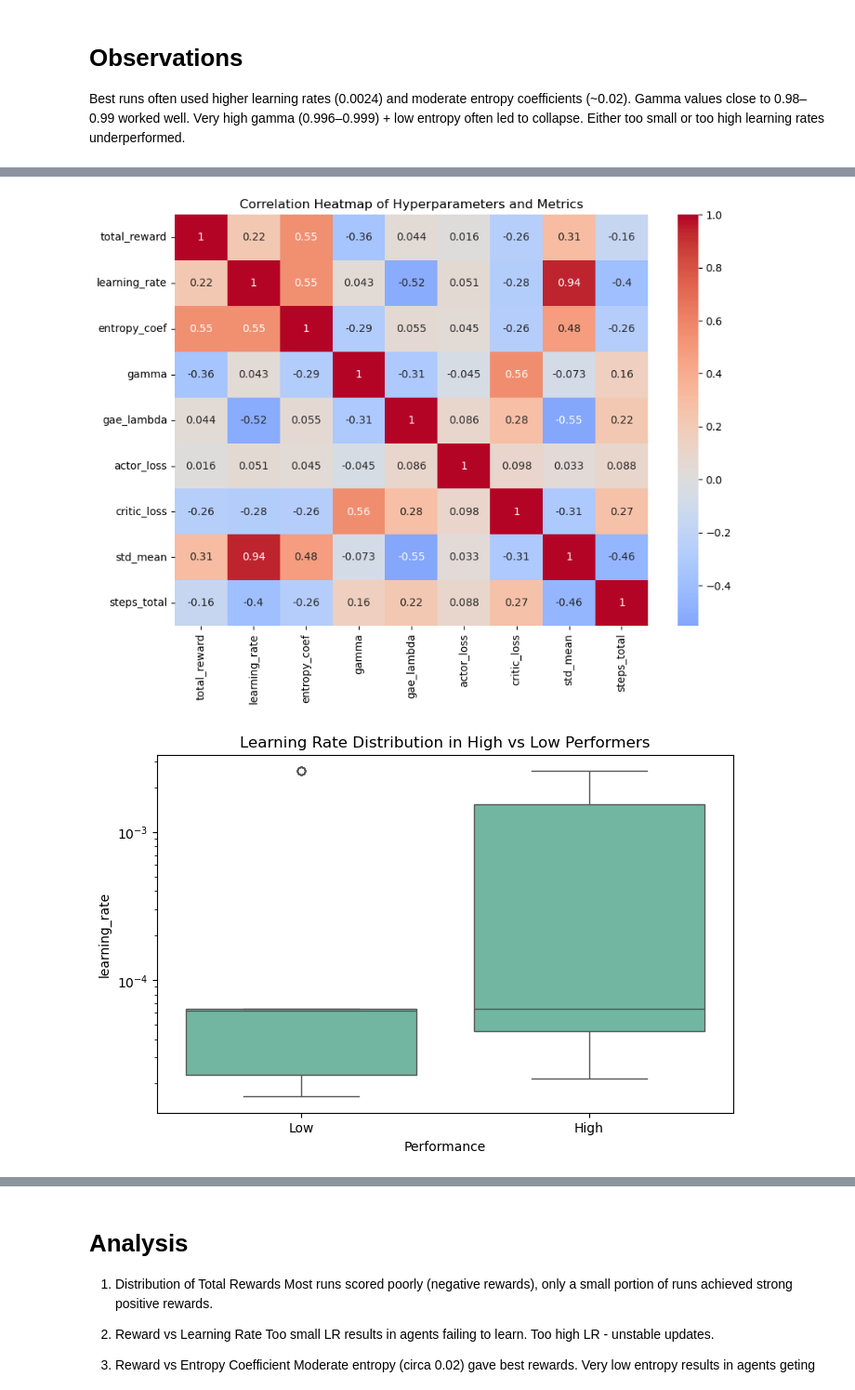
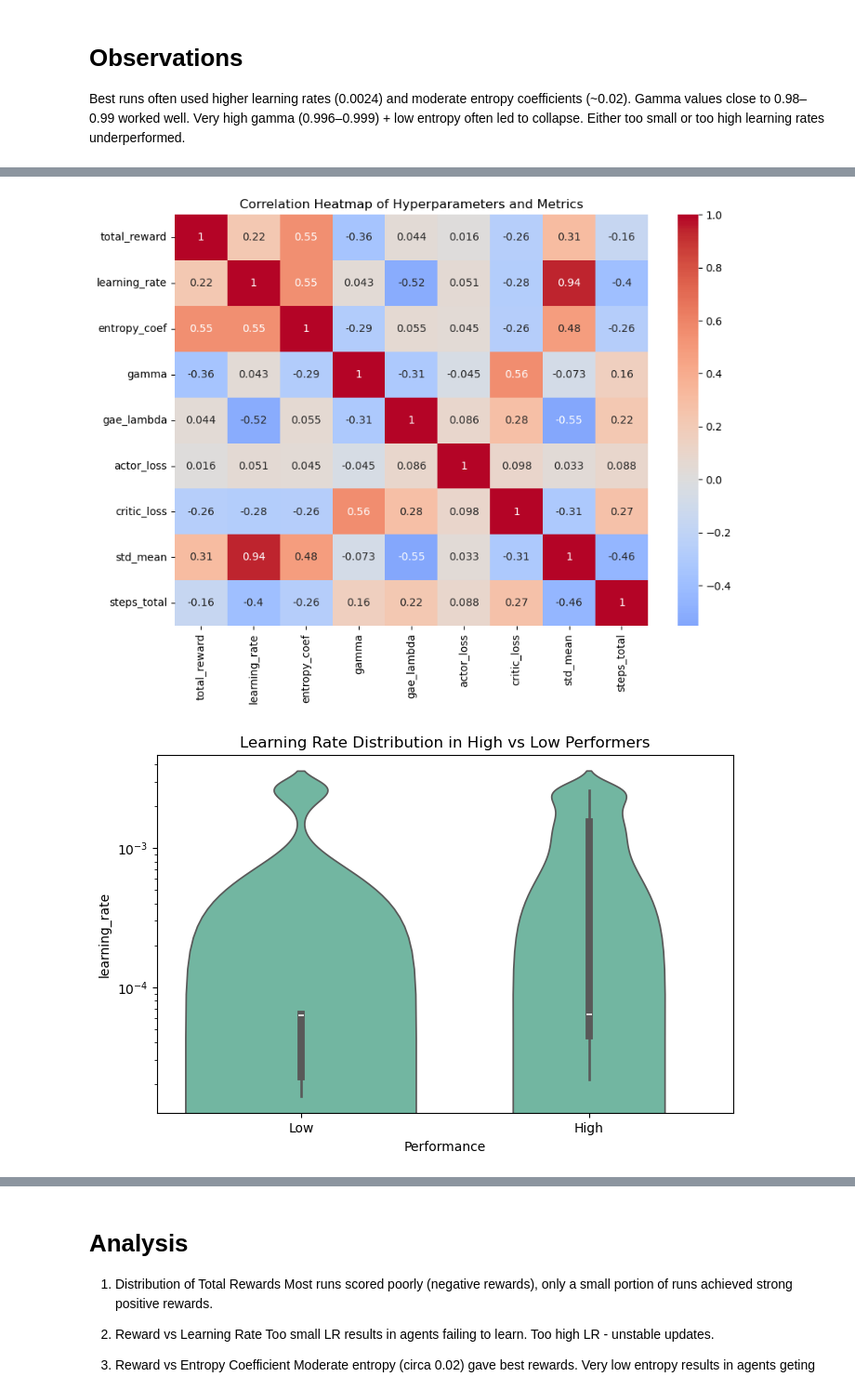
Before and after one commit to xFloly/EffortSim, a Jupyter notebook: analysis.ipynb, the cells around one changed output, grey strips where cells are left out. Shown at 93% size. Cells and saved outputs as stored; diff of their text form; code cells hidden in the pictures.

```diff
--- a/analysis.ipynb
+++ b/analysis.ipynb
@@ -83,6 +84,8 @@ Very high gamma (0.996–0.999) + low entropy often led to collapse.
 Either too small or too high learning rates underperformed.
 # %%
 import seaborn as sns
+import matplotlib.pyplot as plt
+import pandas as pd
 
 plt.style.use("default")
 sns.set_palette("Set2")
@@ -97,7 +100,14 @@ plt.show()
 
 # 2. Reward vs Learning Rate
 plt.figure(figsize=(8,5))
-sns.scatterplot(data=df, x="learning_rate", y="total_reward", hue="gae_lambda", size="entropy_coef", sizes=(20,200))
+sns.scatterplot(
+    data=df,
+    x="learning_rate",
+    y="total_reward",
+    hue="gae_lambda",
+    size="entropy_coef",
+    sizes=(20,200)
+)
 plt.xscale("log")
 plt.title("Reward vs Learning Rate (colored by GAE λ, sized by Entropy Coef)")
 plt.xlabel("Learning Rate (log scale)")
@@ -106,7 +116,15 @@ plt.show()
 
 # 3. Reward vs Entropy Coefficient
 plt.figure(figsize=(8,5))
-sns.scatterplot(data=df, x="entropy_coef", y="total_reward", hue="gamma", palette="coolwarm", size="learning_rate", sizes=(20,200))
+sns.scatterplot(
+    data=df,
+    x="entropy_coef",
+    y="total_reward",
+    hue="gamma",
+    palette="coolwarm",
+    size="learning_rate",
+    sizes=(20,200)
+)
 plt.title("Reward vs Entropy Coefficient (colored by Gamma, sized by Learning Rate)")
 plt.xlabel("Entropy Coefficient")
 plt.ylabel("Total Reward")
@@ -114,43 +132,61 @@ plt.show()
 
 # 4. Reward vs Gamma
 plt.figure(figsize=(8,5))
-sns.scatterplot(data=df, x="gamma", y="total_reward", hue="learning_rate", palette="viridis", size="entropy_coef", sizes=(20,200))
+sns.scatterplot(
+    data=df,
+    x="gamma",
+    y="total_reward",
+    hue="learning_rate",
+    palette="viridis",
+    size="entropy_coef",
+    sizes=(20,200)
+)
 plt.title("Reward vs Gamma (colored by Learning Rate, sized by Entropy Coef)")
 plt.xlabel("Gamma")
 plt.ylabel("Total Reward")
 plt.show()
 
 # 5. Correlation heatmap for numeric features
-numeric_cols = ["total_reward", "learning_rate", "entropy_coef", "gamma", "gae_lambda", "actor_loss", "critic_loss", "std_mean", "steps_total"]
+numeric_cols = [
+    "total_reward",
+    "learning_rate",
+    "entropy_coef",
+    "gamma",
+    "gae_lambda",
+    "actor_loss",
+    "critic_loss",
+    "std_mean",
+    "steps_total"
+]
 corr = df[numeric_cols].corr()
 
 plt.figure(figsize=(10,7))
 sns.heatmap(corr, annot=True, cmap="coolwarm", center=0)
 plt.title("Correlation Heatmap of Hyperparameters and Metrics")
 plt.show()
 
-# 6. Top vs Bottom rewards boxplot
+# 6. Top vs Bottom rewards violin plots
 df["Performance"] = pd.qcut(df["total_reward"], q=2, labels=["Low", "High"])
 
 plt.figure(figsize=(8,5))
-sns.boxplot(data=df, x="Performance", y="learning_rate")
+sns.violinplot(data=df, x="Performance", y="learning_rate", inner="box")
 plt.yscale("log")
 plt.title("Learning Rate Distribution in High vs Low Performers")
 plt.show()
 
 plt.figure(figsize=(8,5))
-sns.boxplot(data=df, x="Performance", y="entropy_coef")
+sns.violinplot(data=df, x="Performance", y="entropy_coef", inner="box")
 plt.title("Entropy Coefficient in High vs Low Performers")
 plt.show()
 
 plt.figure(figsize=(8,5))
-sns.boxplot(data=df, x="Performance", y="gamma")
+sns.violinplot(data=df, x="Performance", y="gamma", inner="box")
 plt.title("Gamma in High vs Low Performers")
 plt.show()
 # %% [output]
 [figure]
 [figure]
 [figure]
 [figure]
 [figure]
-[figure, old version]
+[figure, new version]
```
Also changed, not shown: parts of 4 cells of this notebook.
